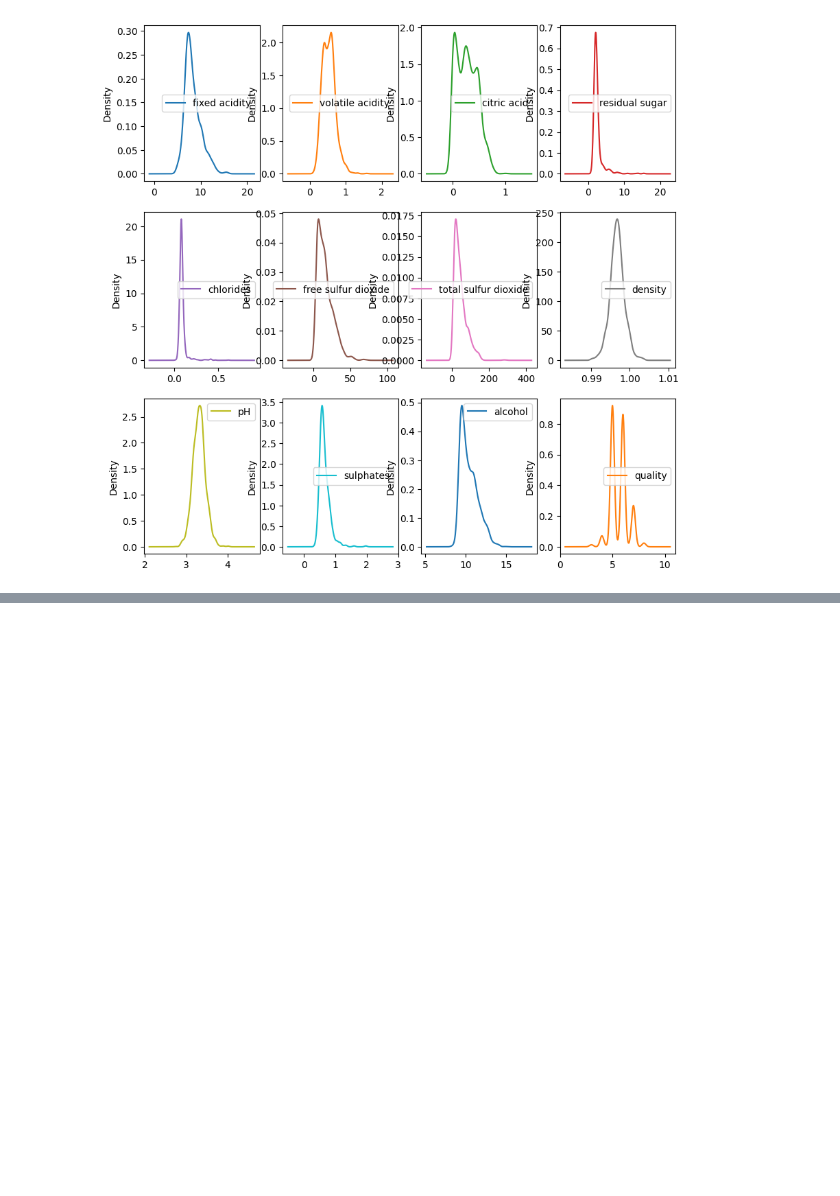
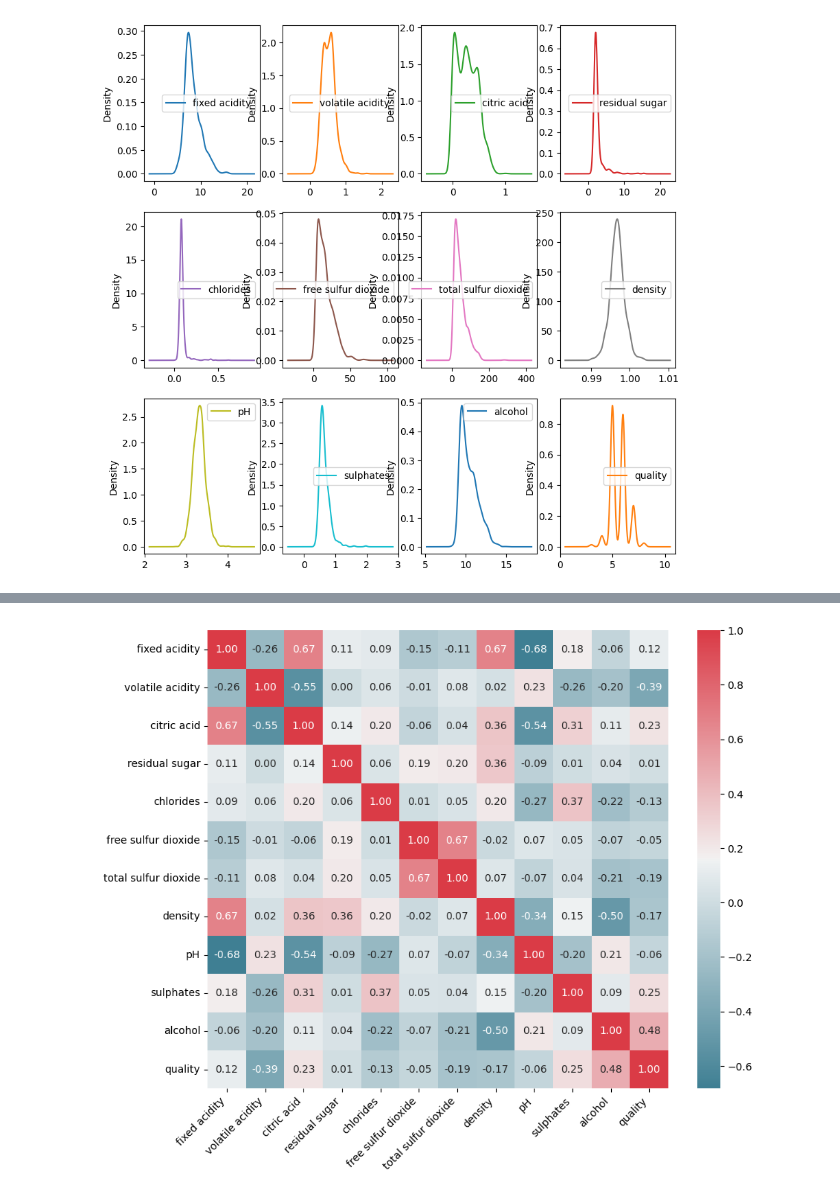
Before and after one commit to indhra/ML_Learnings, a Jupyter notebook: Wine Quality Prediction - Kaggle.ipynb, the cells around one changed output, grey strips where cells are left out. Saved outputs shown, nothing was run; the diff lists cells and outputs as text; code cells hidden in the pictures; blank space fills up the shorter version.

```diff
--- a/Wine Quality Prediction - Kaggle.ipynb
+++ b/Wine Quality Prediction - Kaggle.ipynb
@@ -187,0 +204,4 @@ plt.show()
+# %%
+columns = ['fixed acidity', 'volatile acidity', 'citric acid', 'residual sugar',
+       'chlorides', 'free sulfur dioxide', 'total sulfur dioxide', 'density',
+       'pH', 'sulphates', 'alcohol', 'quality']
@@ -187,0 +233,9 @@ plt.show()
+# %%
+## correleation matrix
+
+corr_matrix = main_df.corr()
+print(corr_matrix['quality'].sort_values(ascending=False))
+
+## when the correlation is close to 1 it means the two variables
+## are strongly positive correlated
+## vice versa for -1, strong neg corr and 0 is no linear relation exists
@@ -187,0 +256,17 @@ plt.show()
+# %%
+## correleation plot
+fig, ax = plt.subplots(figsize=(10,8))
+colormap = sns.diverging_palette(220,10, as_cmap=True)
+
+sns.heatmap(corr_matrix, cmap=colormap,
+           annot=True, fmt='.2f')
+ax.set_xticklabels(
+    columns,
+    rotation=45,
+    horizontalalignment='right'
+    )
+
+ax.set_yticklabels(columns)
+plt.show()
+# %% [output]
+[figure, added]
```
Also changed, not shown: parts of 6 cells of this notebook.
